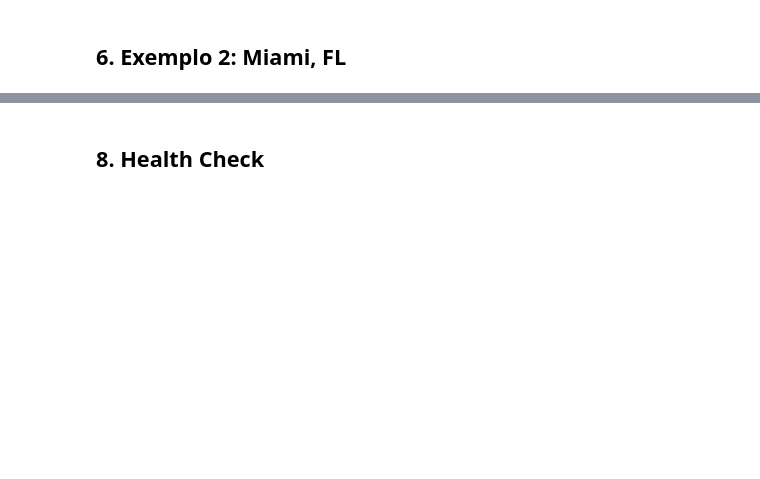
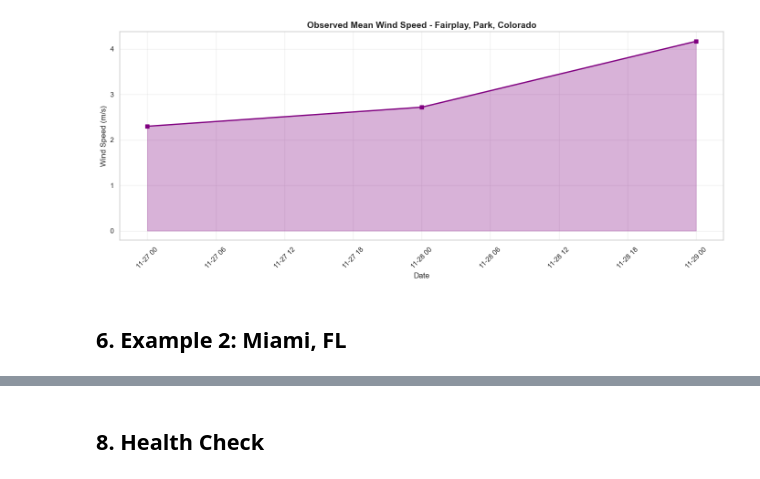
Before and after one commit to silvianesoares/EVAONLINE, a Jupyter notebook: EVAonline_validation_v1.0.0/notebooks/07_nws_stations_api_demo.ipynb, the cells around one changed output, grey strips where cells are left out. Drawn from its saved outputs; the diff is of its cells as text; code cells hidden in the pictures; blank space fills up the shorter version.

```diff
--- a/EVAonline_validation_v1.0.0/notebooks/07_nws_stations_api_demo.ipynb
+++ b/EVAonline_validation_v1.0.0/notebooks/07_nws_stations_api_demo.ipynb
@@ -153,16 +226,18 @@ plt.show()
 # %%
 fig, ax = plt.subplots(figsize=(14, 6))
 
 ax.plot(df['date'], df['wind_speed'], color='purple', linewidth=2, marker='s')
 ax.fill_between(df['date'], df['wind_speed'], alpha=0.3, color='purple')
 
-ax.set_xlabel('Data', fontsize=12)
-ax.set_ylabel('Velocidade do Vento (m/s)', fontsize=12)
-ax.set_title(f'Velocidade do Vento Média Observada - {location_name}', fontsize=14, fontweight='bold')
+ax.set_xlabel('Date', fontsize=12)
+ax.set_ylabel('Wind Speed (m/s)', fontsize=12)
+ax.set_title(f'Observed Mean Wind Speed - {location_name}', fontsize=14, fontweight='bold')
 ax.grid(True, alpha=0.3)
 plt.xticks(rotation=45)
 plt.tight_layout()
 plt.show()
+# %% [output]
+[figure, added]
 # %% [markdown]
-## 6. Exemplo 2: Miami, FL
+## 6. Example 2: Miami, FL
 # %%
```
Also changed, not shown: parts of 24 cells of this notebook, 17 other files.
